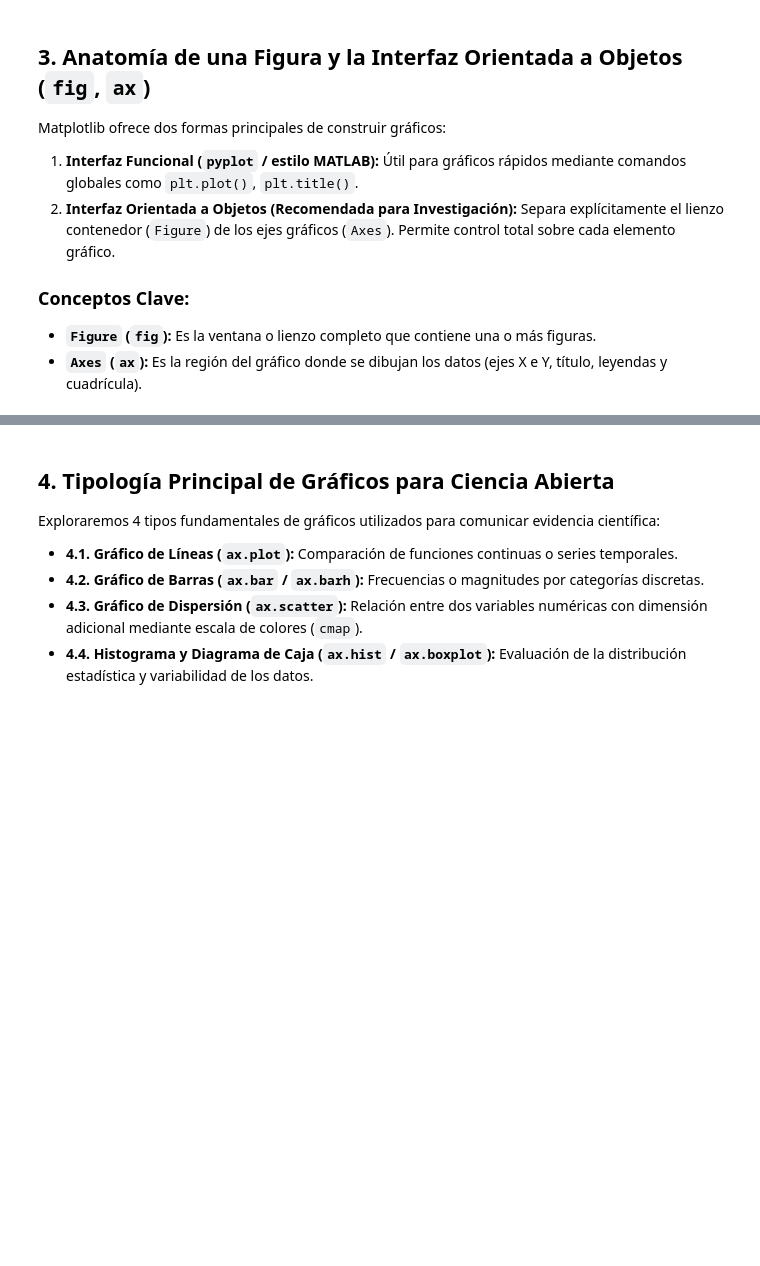
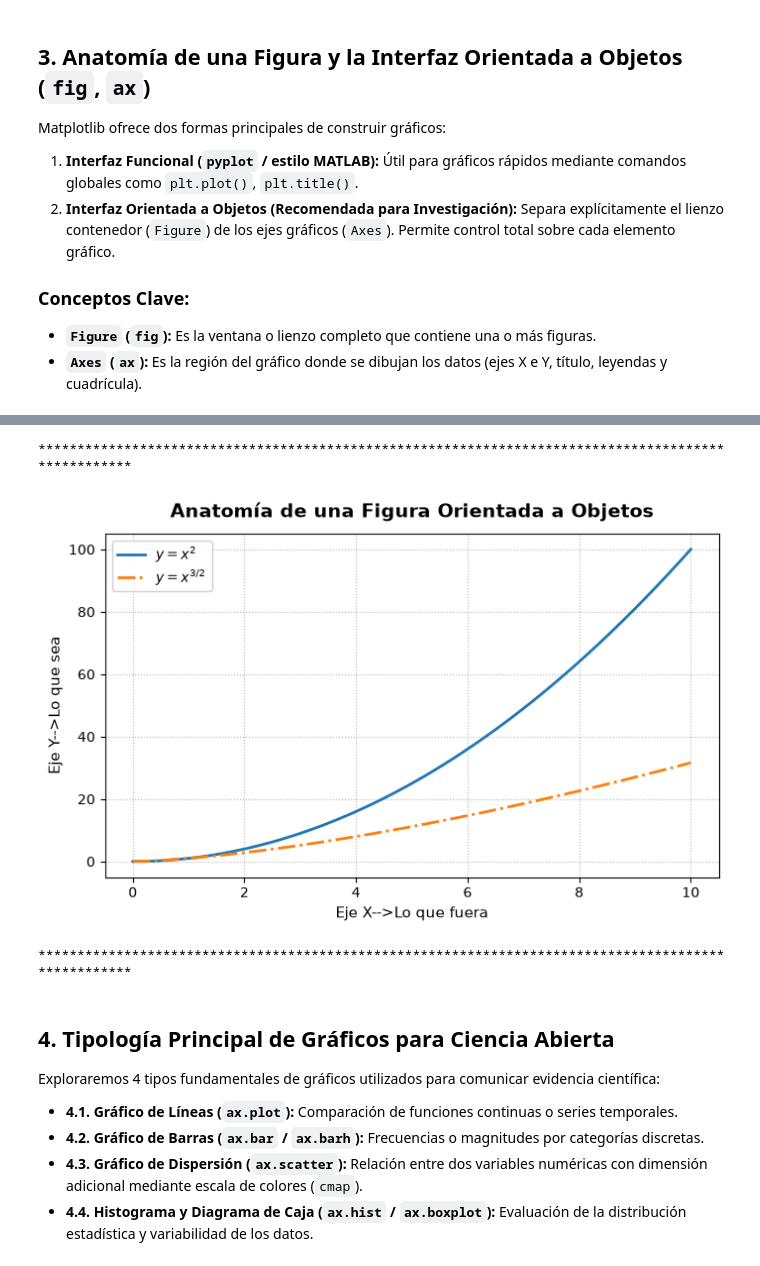
Before and after one commit to guslicem/PYTHON_PARA_CIENCIA_ABIERTA_2, a Jupyter notebook: NOTEBOOKS/08_Intro_Matplotlib.ipynb, the cells around one changed output, grey strips where cells are left out. Saved outputs shown, nothing was run; the diff lists cells and outputs as text; code cells hidden in the pictures; blank space fills up the shorter version.

```diff
--- a/NOTEBOOKS/08_Intro_Matplotlib.ipynb
+++ b/NOTEBOOKS/08_Intro_Matplotlib.ipynb
@@ -93,21 +107,31 @@ linea()
+# %%
+
+plt.show()
+
+linea()
+# %% [output]
+****************************************************************************************************
 # %%
 # Ejemplo 2: Estilo Orientado a Objetos (fig, ax) - Estándar Profesional
 fig, ax = plt.subplots(figsize=(8, 4.5))
-
+y=x**2
 # Dibujar la curva principal
 ax.plot(x, y, color='#1f77b4', linewidth=2, label=r'$y = x^2$')
 y=(x**3)**(1/2)
 ax.plot(x, y, color='#ff7f0e', linestyle='-.', linewidth=2, label=r'$y = x^{3/2}$')
 
 # Personalización explícita mediante métodos de 'ax'
 ax.set_title("Anatomía de una Figura Orientada a Objetos", fontsize=14, fontweight='bold', pad=12)
 ax.set_xlabel("Eje X-->Lo que fuera", fontsize=11)
 ax.set_ylabel("Eje Y-->Lo que sea", fontsize=11)
-ax.grid(True, linestyle=':', alpha=0.6)
+ax.grid(True, linestyle=':', alpha=0.9)
 ax.legend(loc='upper left', frameon=True, facecolor='white', framealpha=0.9)
 
 plt.show()
 linea()
+# %% [output]
+[figure, added]
+****************************************************************************************************
 # %% [markdown]
 ## 4. Tipología Principal de Gráficos para Ciencia Abierta
 
```
Also changed, not shown: parts of 14 cells of this notebook, 3 other files.
